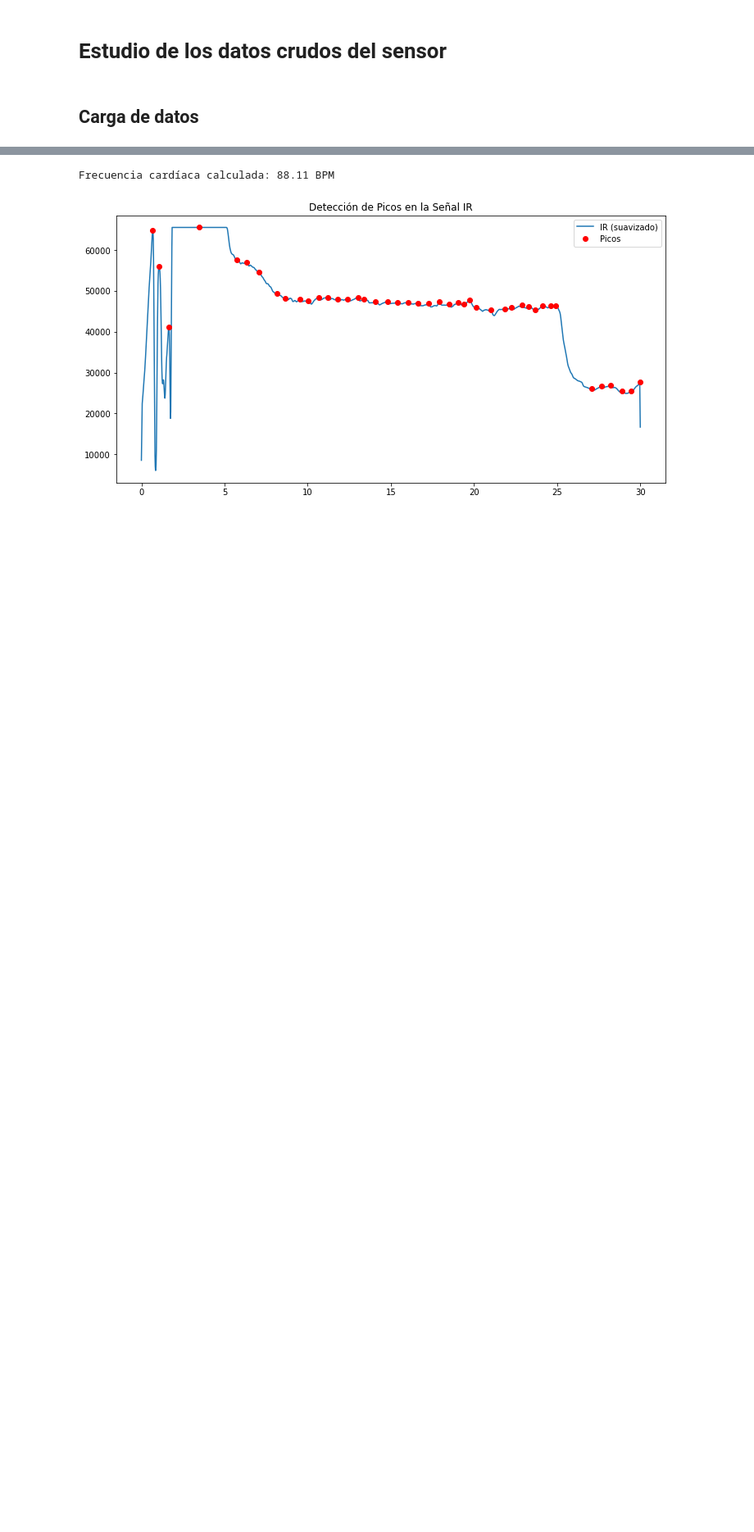
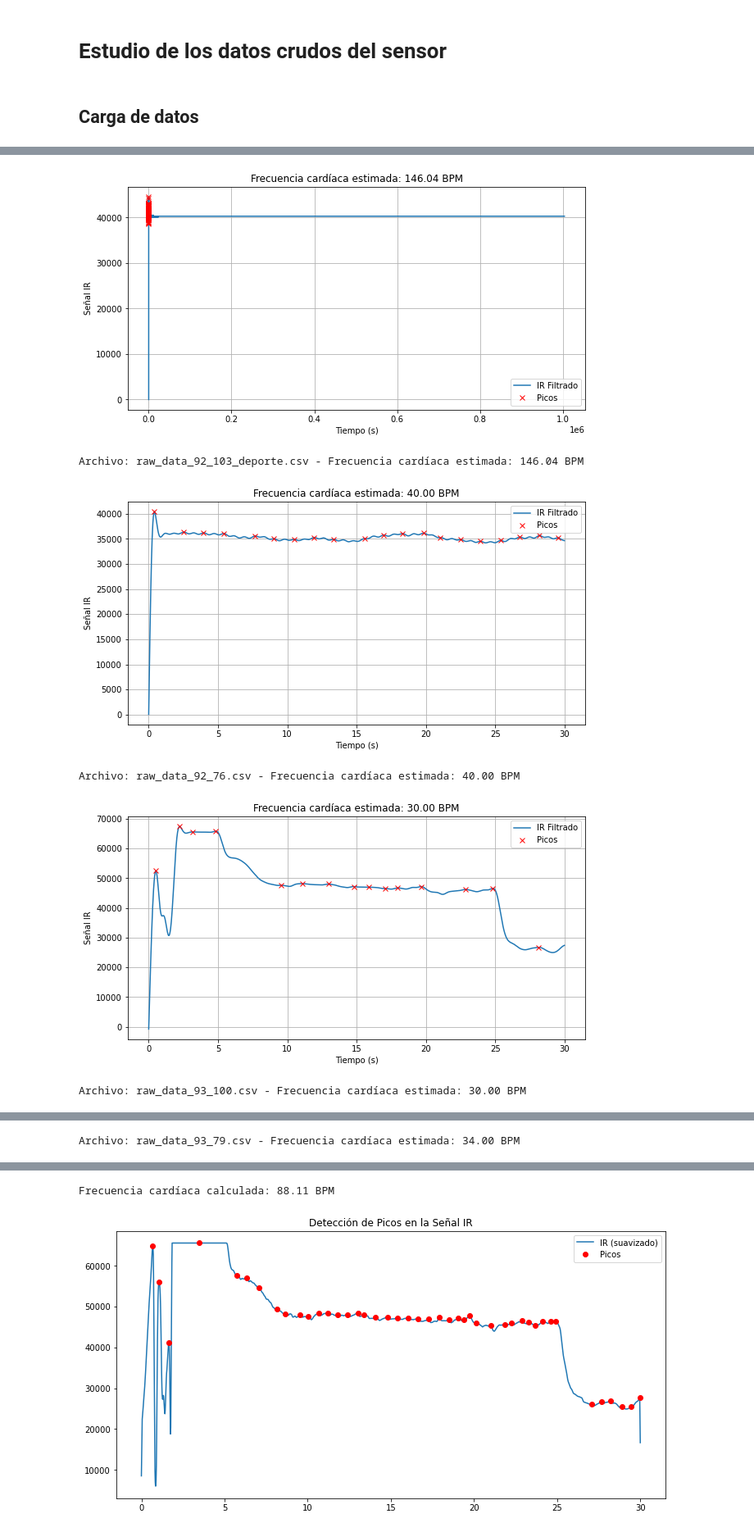
Before and after one commit to ElenaRuizMoreno/TFG-Elena-Ruiz, a Jupyter notebook: Scripts/Pruebas3.ipynb, the cells around one changed output, grey strips where cells are left out. Shown: that part at 82% size. Drawn from its saved outputs; the diff is of its cells as text; code cells hidden in the pictures; blank space fills up the shorter version.

```diff
--- a/Scripts/Pruebas3.ipynb
+++ b/Scripts/Pruebas3.ipynb
@@ -122,0 +66,56 @@ plt.show()
+# %%
+import pandas as pd
+import numpy as np
+import os
+import matplotlib.pyplot as plt
+from scipy.signal import find_peaks, butter, filtfilt
+
+# Parámetros del filtro pasa-bajos
+def butter_lowpass_filter(data, cutoff=2.0, fs=100, order=3):
+    nyq = 0.5 * fs  # Frecuencia de Nyquist
+    normal_cutoff = cutoff / nyq
+    b, a = butter(order, normal_cutoff, btype='low', analog=False)
+    return filtfilt(b, a, data)
+
+# Procesar cada archivo CSV
+for file in csv_files:
+    try:
+        # Auto-detectar delimitador
+        df = pd.read_csv(file, sep=None, engine="python")
+
+        # Convertir tiempo de milisegundos a segundos
+        df["Tiempo (s)"] = df["Tiempo (ms)"] / 1000
+
+        # Aplicar filtro a la señal IR
+        fs = 100  # Ajustar a la frecuencia de muestreo real
+        df["IR_filtrado"] = butter_lowpass_filter(df["IR"], cutoff=2.0, fs=fs)
+
+        # Detectar picos en la señal IR filtrada
+        peaks, _ = find_peaks(df["IR_filtrado"], distance=fs//2)
+
+        # Calcular BPM
+        tiempo_total = df["Tiempo (s)"].iloc[-1] - df["Tiempo (s)"].iloc[0]
+        frecuencia_cardiaca = (len(peaks) / tiempo_total) * 60
+
+        # Graficar señal con picos detectados
+        plt.figure(figsize=(10, 5))
+        plt.plot(df["Tiempo (s)"], df["IR_filtrado"], label="IR Filtrado")
+        plt.plot(df["Tiempo (s)"][peaks], df["IR_filtrado"].iloc[peaks], "rx", label="Picos")
+        plt.xlabel("Tiempo (s)")
+        plt.ylabel("Señal IR")
+        plt.title(f"Frecuencia cardíaca estimada: {frecuencia_cardiaca:.2f} BPM")
+        plt.legend()
+        plt.grid()
+        plt.show()
+
+        print(f"Archivo: {os.path.basename(file)} - Frecuencia cardíaca estimada: {frecuencia_cardiaca:.2f} BPM")
+
+    except Exception as e:
+        print(f"Error procesando {os.path.basename(file)}: {e}")
+# %% [output]
+[figure, added]
+Archivo: raw_data_92_103_deporte.csv - Frecuencia cardíaca estimada: 146.04 BPM
+[figure, added]
+Archivo: raw_data_92_76.csv - Frecuencia cardíaca estimada: 40.00 BPM
+[figure, added]
+Archivo: raw_data_93_100.csv - Frecuencia cardíaca estimada: 30.00 BPM
@@ -122,0 +123 @@ plt.show()
+Archivo: raw_data_93_79.csv - Frecuencia cardíaca estimada: 34.00 BPM
```
Also changed, not shown: parts of 28 cells of this notebook, 2 other files.
